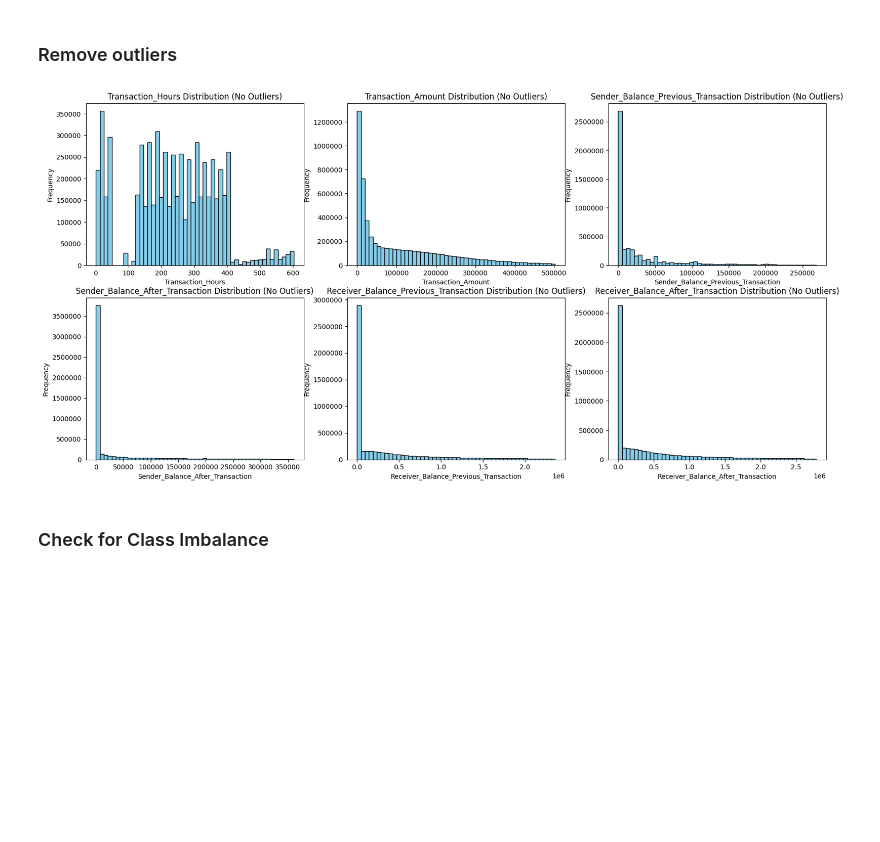
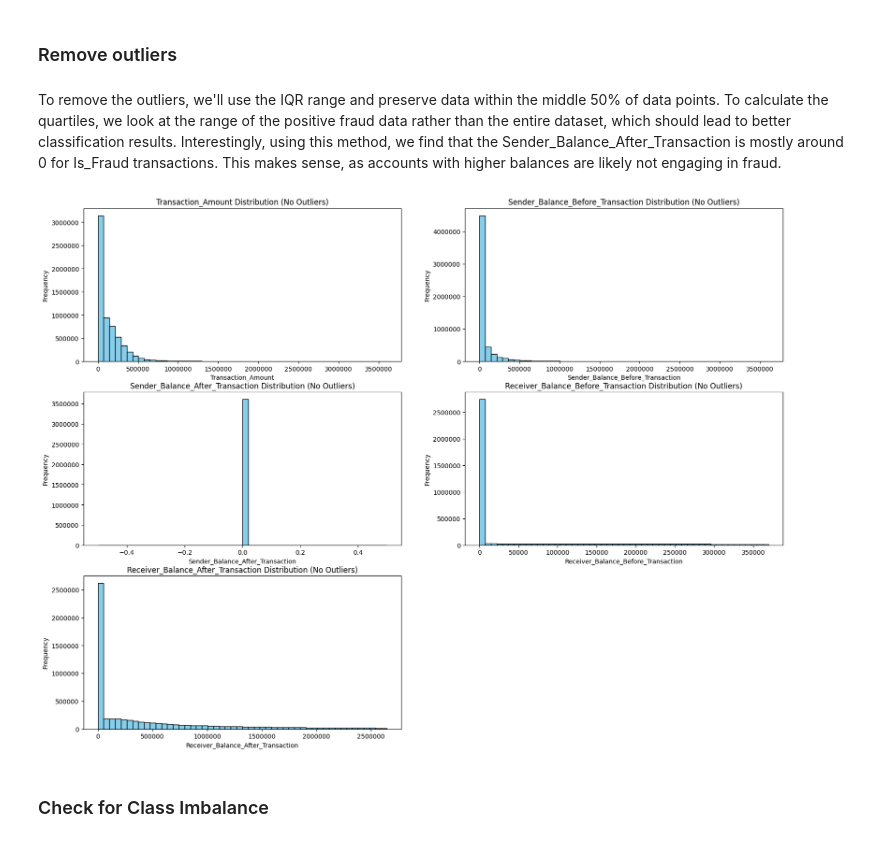
Before and after one commit to waquas9248/SE512, a Jupyter notebook: Fraud Detection.ipynb, the cells around one changed output. Cells and saved outputs as stored; diff of their text form; code cells hidden in the pictures; blank space fills up the shorter version.

```diff
--- a/Fraud Detection.ipynb
+++ b/Fraud Detection.ipynb
@@ -81,7 +136,7 @@ We rename the columns to be easier to understand, based on descriptions of the d
 # %%
 print(f'Before: {dff.columns}')
 
-dff.columns = ['Transaction_Hours','Type','Transaction_Amount','Sender','Sender_Balance_Previous_Transaction','Sender_Balance_After_Transaction','Receiver','Receiver_Balance_Previous_Transaction','Receiver_Balance_After_Transaction','Is_Fraud', 'Is_Flagged_Fraud']
+dff.columns = ['Transaction_Hours','Type','Transaction_Amount','Sender','Sender_Balance_Before_Transaction','Sender_Balance_After_Transaction','Receiver','Receiver_Balance_Before_Transaction','Receiver_Balance_After_Transaction','Is_Fraud', 'Is_Flagged_Fraud']
 
 print(f'After: {dff.columns}')
 # %% [output]
@@ -153,7 +218,7 @@ We convert the Type category to columns using one-hot encoding. This creates a n
 categorical_columns = dff.select_dtypes(include=['object', 'category']).columns
 
 # One-hot encoding: This creates a new binary column for each category and is appropriate for nominal variables without an intrinsic order.
-dff = pd.get_dummies(dff, columns=categorical_columns, drop_first=True)
+dff = pd.get_dummies(dff, columns=categorical_columns)
 
 dff.info()
 # %% [output]
@@ -210,8 +279,7 @@ numerical_features = dff.select_dtypes(include=['int64', 'float64']).columns
 
 # Create separate histograms with density plots for each numerical column
 for i, feature in enumerate(numerical_features, 1):
-    # plt.figure(figsize=(10, 6))
-    plt.subplot(3, 3, i)
+    plt.subplot(3, 2, i)
     plt.hist(dff[feature], bins=50, color='skyblue', edgecolor='black')
     plt.title(f'Distribution for {feature}')
     plt.xlabel(feature)
@@ -225,34 +293,40 @@ plt.show()
 # %% [markdown]
 ### Remove outliers
+# %% [markdown]
+To remove the outliers, we'll use the IQR range and preserve data within the middle 50% of data points. To calculate the quartiles, we look at the range of the positive fraud data rather than the entire dataset, which should lead to better classification results. Interestingly, using this method, we find that the Sender_Balance_After_Transaction is mostly around 0 for Is_Fraud transactions. This makes sense, as accounts with higher balances are likely not engaging in fraud.
 # %%
 plt.figure(figsize=(20,15))
 
+skewed_features = numerical_features.drop('Transaction_Hours')
+
+positive_fraud_data = dff[dff['Is_Fraud'] == 1]
+
 # Create separate histograms with density plots for each numerical column
-for i, feature in enumerate(numerical_features, 1):
+for i, feature in enumerate(skewed_features, 1):
     # Calculate the IQR
-    Q1 = dff[feature].quantile(0.25)
-    Q3 = dff[feature].quantile(0.75)
+    Q1 = positive_fraud_data[feature].quantile(0.25)
+    Q3 = positive_fraud_data[feature].quantile(0.75)
     IQR = Q3 - Q1
 
     # Define the lower and upper bounds for outliers
     lower_bound = Q1 - 1.5 * IQR
     upper_bound = Q3 + 1.5 * IQR
 
     # Identify and filter out outliers
     df_no_outliers = dff[(dff[feature] >= lower_bound) & (dff[feature] <= upper_bound)]
 
     # Plot histogram of Transaction Amount after removing outliers
-    plt.subplot(3, 3, i)
+    plt.subplot(3, 2, i)
     plt.hist(df_no_outliers[feature], bins=50, color='skyblue', edgecolor='black')
     plt.title(f'{feature} Distribution (No Outliers)')
     plt.xlabel(feature)
     plt.ylabel('Frequency')
     plt.ticklabel_format(style='plain', axis='y')
-    plt.ticklabel_format(style='plain', axis='y')
+    plt.ticklabel_format(style='plain', axis='x')
 
 plt.show()
 # %% [output]
-[figure, old version]
+[figure, new version]
 # %% [markdown]
 ### Check for Class Imbalance
 # %%
```
Also changed, not shown: parts of 29 cells of this notebook.
